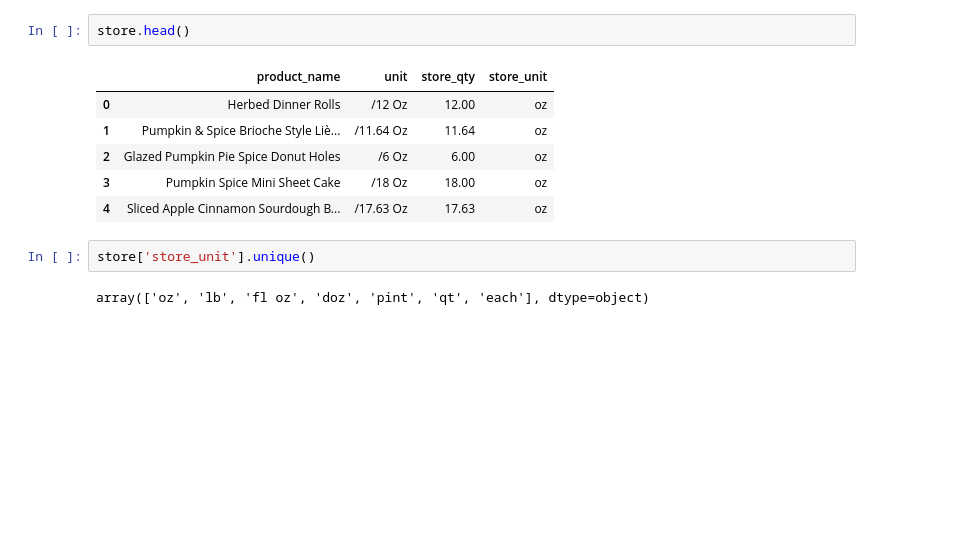
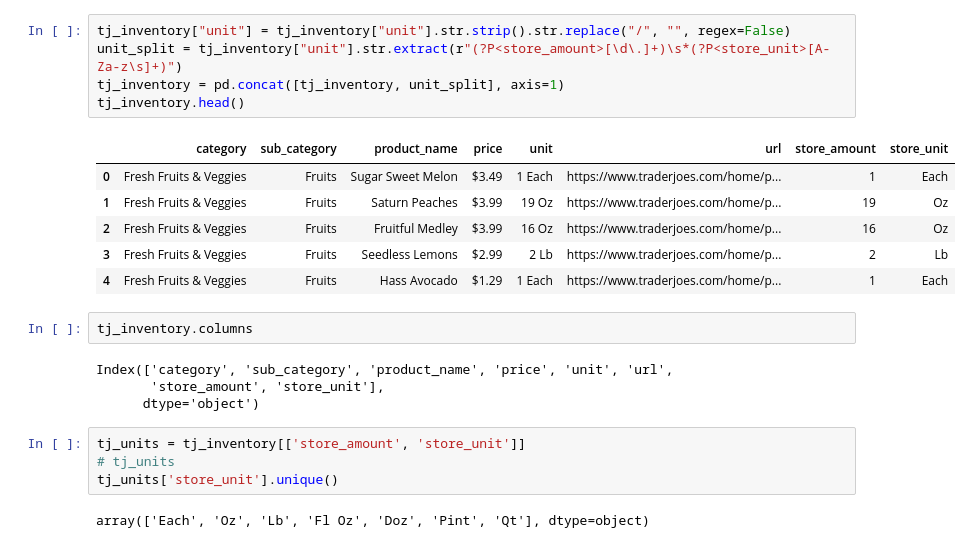
Before and after one commit to btschmid95/team-no-food-waste-for-you, a Jupyter notebook: quantity_exploration/quantity.ipynb, the cells around one changed output. Saved outputs shown, nothing was run; the diff lists cells and outputs as text; blank space fills up the shorter version.

```diff
--- a/quantity_exploration/quantity.ipynb
+++ b/quantity_exploration/quantity.ipynb
@@ -99,13 +65,24 @@ store[["store_qty", "store_unit"]] = store["unit"].apply(parse_store_unit)
-# %%
-store.head()
-# %% [output]
-|  | product_name | unit | store_qty | store_unit |
-| 0 | Herbed Dinner Rolls | /12 Oz | 12.00 | oz |
-| 1 | Pumpkin & Spice Brioche Style Liè... | /11.64 Oz | 11.64 | oz |
-| 2 | Glazed Pumpkin Pie Spice Donut Holes | /6 Oz | 6.00 | oz |
-| 3 | Pumpkin Spice Mini Sheet Cake | /18 Oz | 18.00 | oz |
-| 4 | Sliced Apple Cinnamon Sourdough B... | /17.63 Oz | 17.63 | oz |
-# %%
-store['store_unit'].unique()
-# %% [output]
-array(['oz', 'lb', 'fl oz', 'doz', 'pint', 'qt', 'each'], dtype=object)
+# %%
+tj_inventory["unit"] = tj_inventory["unit"].str.strip().str.replace("/", "", regex=False)
+unit_split = tj_inventory["unit"].str.extract(r"(?P<store_amount>[\d\.]+)\s*(?P<store_unit>[A-Za-z\s]+)")
+tj_inventory = pd.concat([tj_inventory, unit_split], axis=1)
+tj_inventory.head()
+# %% [output]
+|  | category | sub_category | product_name | price | unit | url | store_amount | store_unit |
+| 0 | Fresh Fruits & Veggies | Fruits | Sugar Sweet Melon | $3.49 | 1 Each | https://www.traderjoes.com/home/p... | 1 | Each |
+| 1 | Fresh Fruits & Veggies | Fruits | Saturn Peaches | $3.99 | 19 Oz | https://www.traderjoes.com/home/p... | 19 | Oz |
+| 2 | Fresh Fruits & Veggies | Fruits | Fruitful Medley | $3.99 | 16 Oz | https://www.traderjoes.com/home/p... | 16 | Oz |
+| 3 | Fresh Fruits & Veggies | Fruits | Seedless Lemons | $2.99 | 2 Lb | https://www.traderjoes.com/home/p... | 2 | Lb |
+| 4 | Fresh Fruits & Veggies | Fruits | Hass Avocado | $1.29 | 1 Each | https://www.traderjoes.com/home/p... | 1 | Each |
+# %%
+tj_inventory.columns
+# %% [output]
+Index(['category', 'sub_category', 'product_name', 'price', 'unit', 'url',
+       'store_amount', 'store_unit'],
+      dtype='object')
+# %%
+tj_units = tj_inventory[['store_amount', 'store_unit']]
+# tj_units
+tj_units['store_unit'].unique()
+# %% [output]
+array(['Each', 'Oz', 'Lb', 'Fl Oz', 'Doz', 'Pint', 'Qt'], dtype=object)
```
Also changed, not shown: parts of 28 cells of this notebook, 1 other file.
